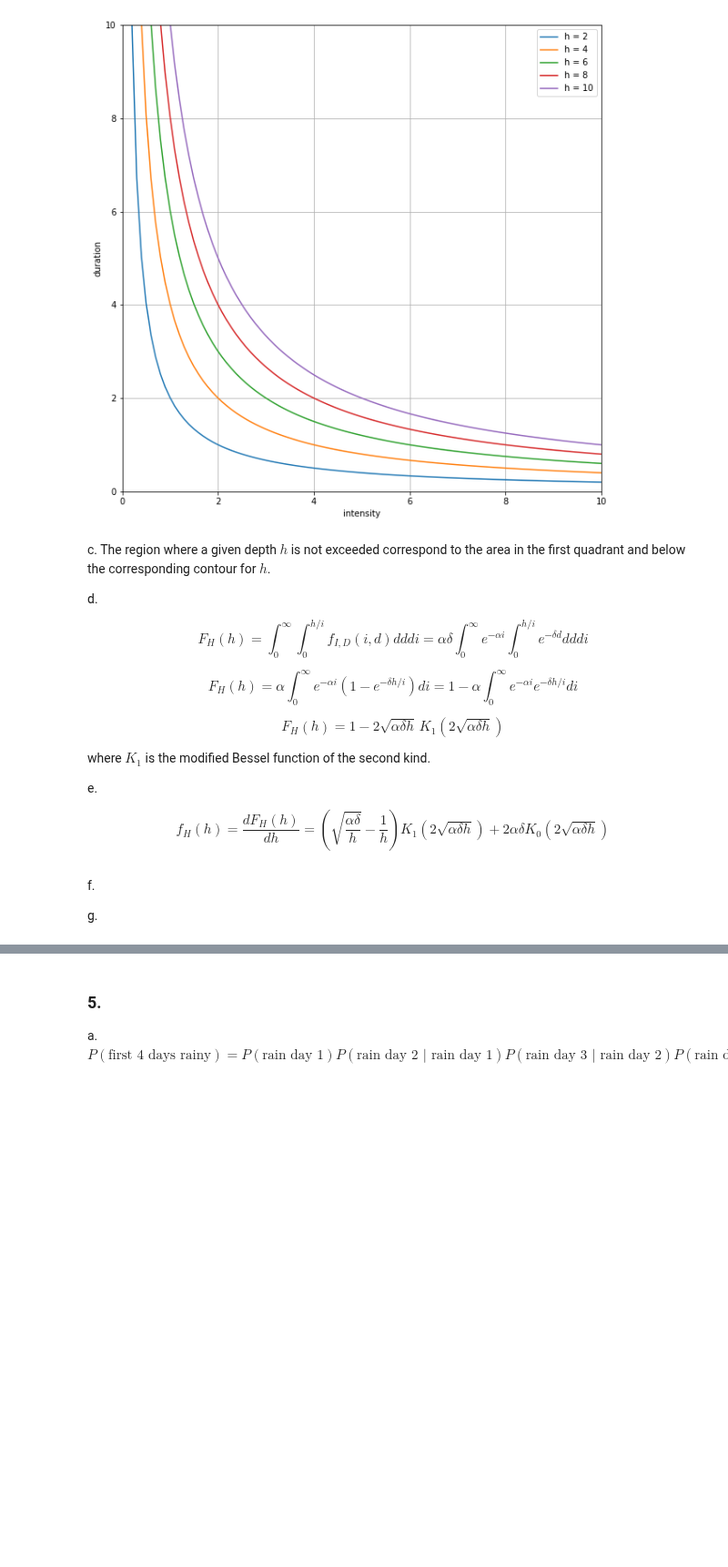
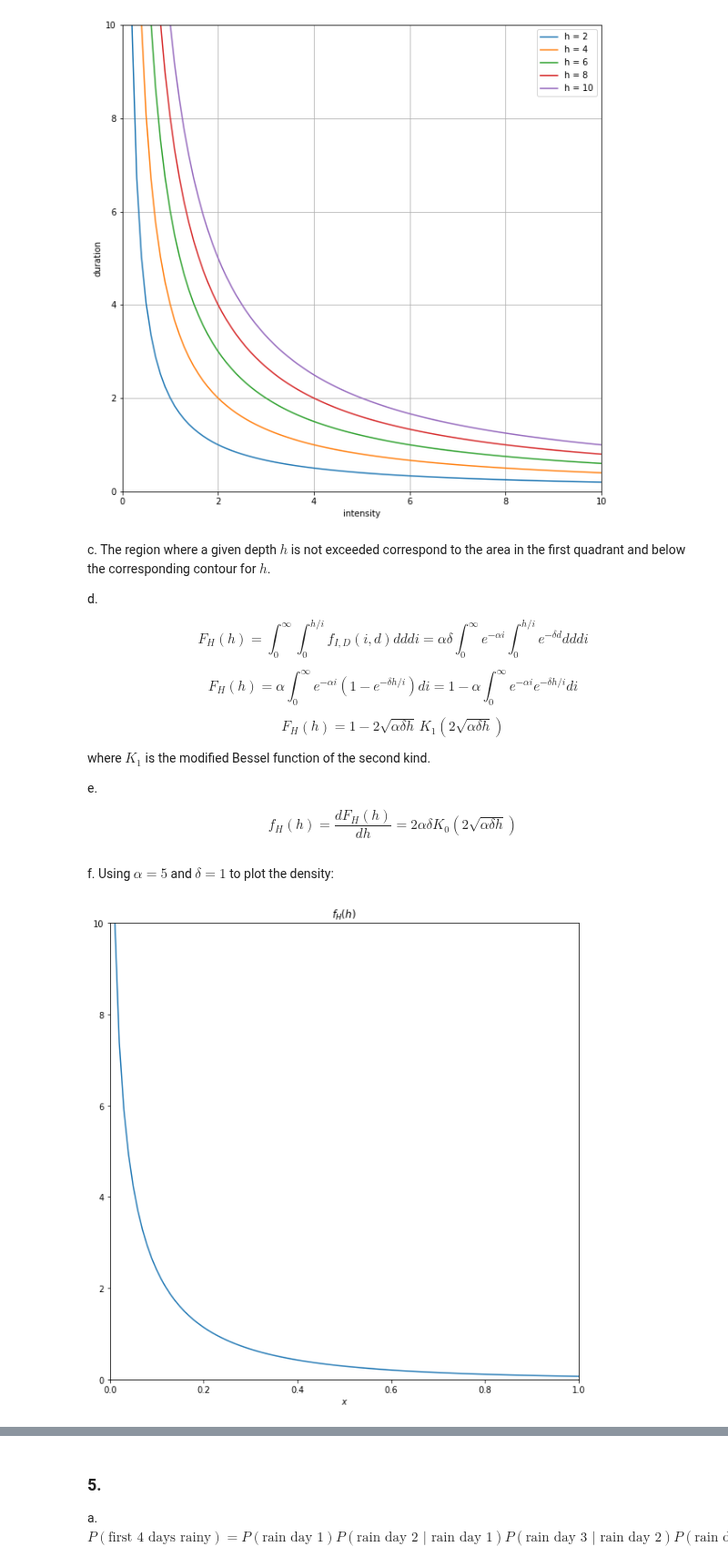
Before and after one commit to klarrieu/HYD142, a Jupyter notebook: Exam.ipynb, the cells around one changed output, grey strips where cells are left out. Shown at 91% size. Drawn from its saved outputs; the diff is of its cells as text; code cells hidden in the pictures; blank space fills up the shorter version.

```diff
--- a/Exam.ipynb
+++ b/Exam.ipynb
@@ -266,14 +267,24 @@ $$F_H(h) = \int_0^{\infty} \int_0^{h/i} f_{I, D}(i, d) dd di = \alpha \delta \in
 
 $$F_H(h) = \alpha \int_0^{\infty} e^{-\alpha i}(1 - e^{-\delta h/i}) di = 1 - \alpha \int_0^{\infty} e^{-\alpha i} e^{-\delta h/i} di$$
 
-$$F_H(h) = 1 - 2 \sqrt{\alpha \delta h} \, K_1\left(2 \sqrt{\alpha \delta h}\right)$$
+$$\boxed{F_H(h) = 1 - 2 \sqrt{\alpha \delta h} \, K_1\left(2 \sqrt{\alpha \delta h}\right)}$$
 
 where $K_1$ is the modified Bessel function of the second kind.
 
 e.
 
-$$f_H(h) = \frac{d F_H(h)}{dh} = \left(\sqrt{\frac{\alpha \delta}{h}} - \frac{1}{h}\right) K_1(2 \sqrt{\alpha \delta h}) + 2\alpha \delta K_0(2 \sqrt{\alpha \delta h})$$
+$$\boxed{f_H(h) = \frac{d F_H(h)}{dh} = 2 \alpha \delta K_0\left(2 \sqrt{\alpha \delta h}\right)}$$
-# %% [markdown]
-f.
-
-g.
+# %% [markdown]
+f. Using $\alpha = 5$ and $\delta = 1$ to plot the density:
+# %%
+fig, ax = plt.subplots(1, 1, figsize=(10, 10))
+xs = np.linspace(0.01, 1, 101)
+y = [2*5*1*scipy.special.kn(0, 2*np.sqrt(5*1*x)) for x in xs]
+ax.plot(xs, y)
+ax.set_xlim(0, 1)
+ax.set_ylim(0, 10)
+ax.set_xlabel(r'$x$')
+ax.set_title(r'$f_H(h)$')
+plt.show()
+# %% [output]
+[figure, added]
```
Also changed, not shown: parts of 3 cells of this notebook.
